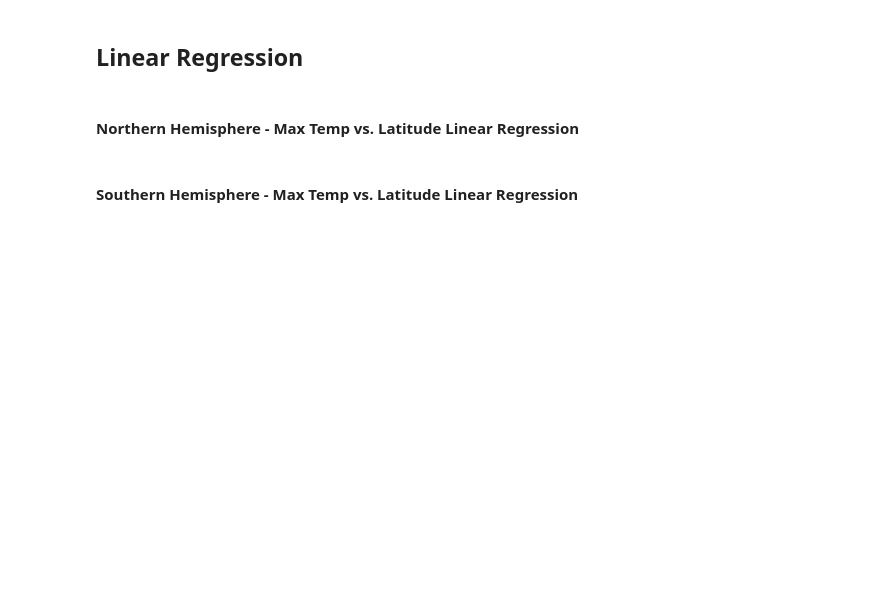
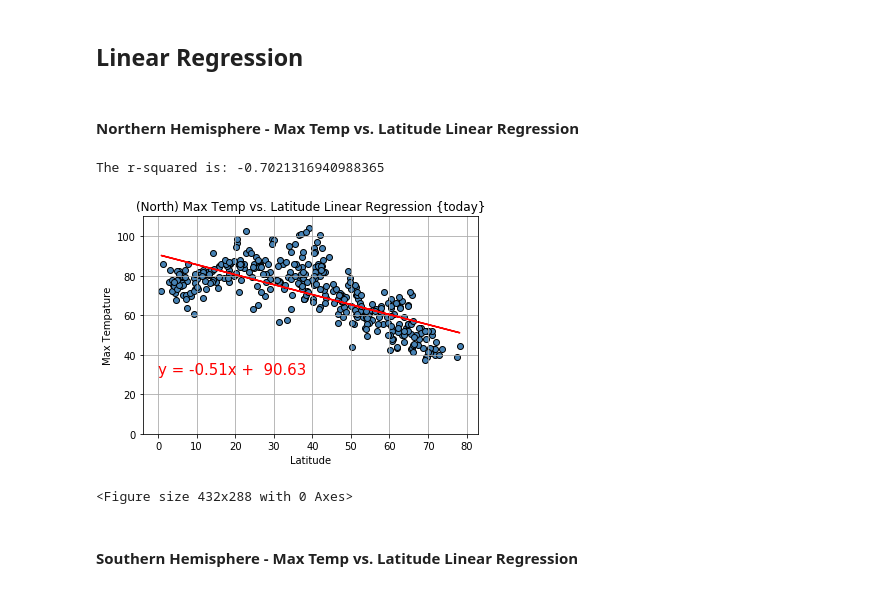
Before and after one commit to dgustave/Python-API-Challenge, a Jupyter notebook: Python-API-Challenge/Instructions/starter_code/WeatherPy.ipynb, the cells around one changed output. Saved outputs shown, nothing was run; the diff lists cells and outputs as text; code cells hidden in the pictures; blank space fills up the shorter version.

```diff
--- a/Python-API-Challenge/Instructions/starter_code/WeatherPy.ipynb
+++ b/Python-API-Challenge/Instructions/starter_code/WeatherPy.ipynb
@@ -220,3 +276,4 @@ city_df.count()
 # %%
-city_df.head()
-city_df["Date"].strftime('%m/%d/%y')
+city_df['Date'] = (pd.to_datetime(city_df['Date'], errors='coerce')
+                          .dt.strftime('%m/%d/%y')
+                          .replace(timezone.utc))
@@ -242,8 +317,6 @@ h.max() # if value greater than 100 then write code below
 # city_df.to_csv("Weather_File/clean_weather.csv")
 # %%
 # Create function
-
-def linear_regression (x, y, title)
 # %% [markdown]
 ## Plotting the Data
 * Use proper labeling of the plots using plot titles (including date of analysis) and axes labels.
@@ -295,25 +384,37 @@ plt.savefig("Weather_File/LatvsWindSpeed.png")
 ## Linear Regression
 # %%
 # OPTIONAL: Create a function to create Linear Regression plots
-def linear_regression (X, Y, title, x_label, y_label):
-    a, b, r_value, p_value, std_err  = linregress(X, Y, test_size=0.2, random_state=0)
-    y = regressor.fit(X, Y)
-    plt.scatter(X,Y, edgecolors="black",facecolors="steelblue", label = 'Original Data')
-    plt.plot(X, y, 'r', label = f"{y}") )
+def linear_regression (x_label, y_label, X, Y, title, legend, top, bottom):
+    (a, b, r_value, p_value, std_err)  = linregress(X, Y)
+    print(f"The r-squared is: {r_value}")
+    y = X * a  + b
+    Yy = f"y = {(round(a,2))}x +  {round(b,2)}"
+    plt.plot(X, y, '-r')
+    plt.annotate(Yy,legend,fontsize=15,color="red")
+    plt.scatter(X,Y, edgecolors="black",facecolors="steelblue")
+    plt.ylim(bottom, top)
     plt.title(title)
     plt.xlabel(x_label)
     plt.ylabel(y_label)
-    plt.grid (b=True,which="major",axis="both",linestyle="-",color="lightgrey")
+    plt.grid (b=True,which="major",axis="both",linestyle="-",color="darkgrey")
+    plt.show()
     plt.savefig(f"Weather_File/{title}.png")
 # %%
 # Create Northern and Southern Hemisphere DataFrames
 # Latitude -90 = North, Latitude 90 = South
 # Horizontal mapping lines on Earth are lines of latitude. They are known as "parallels" of latitude, because they run parallel to the equator. One simple way to visualize this might be to think about having imaginary horizontal "hula hoops" around the earth, with the biggest hoop around the equator, and then progressively smaller ones stacked above and below it to reach the North and South Poles.
-north = city_df[city_df["Latitude"] > 0]
-south = city_df[city_df["Latitude"] < 0]
+north = city_df.loc[city_df["Latitude"] >= 0.0]
+north.reset_index(inplace=True)
+
+south = city_df.loc[city_df["Latitude"] < 0.0]
+south.reset_index(inplace=True)
 # %% [markdown]
 ####  Northern Hemisphere - Max Temp vs. Latitude Linear Regression
 # %%
-linear_regression(north["Latitude"], north["Max Tempature"], "Northern Hemisphere - Max Temp vs. Latitude Linear Regression", "Latitude (North), Max Tempature" )
+linear_regression("Latitude", "Max Tempature", north["Latitude"], north["Max Tempature"], "(North) Max Temp vs. Latitude Linear Regression {today}", (0, 30), 110, 0 )
+# %% [output]
+The r-squared is: -0.7021316940988365
+[figure, added]
+<Figure size 432x288 with 0 Axes>
 # %% [markdown]
 ####  Southern Hemisphere - Max Temp vs. Latitude Linear Regression
```
Also changed, not shown: parts of 24 cells of this notebook.
